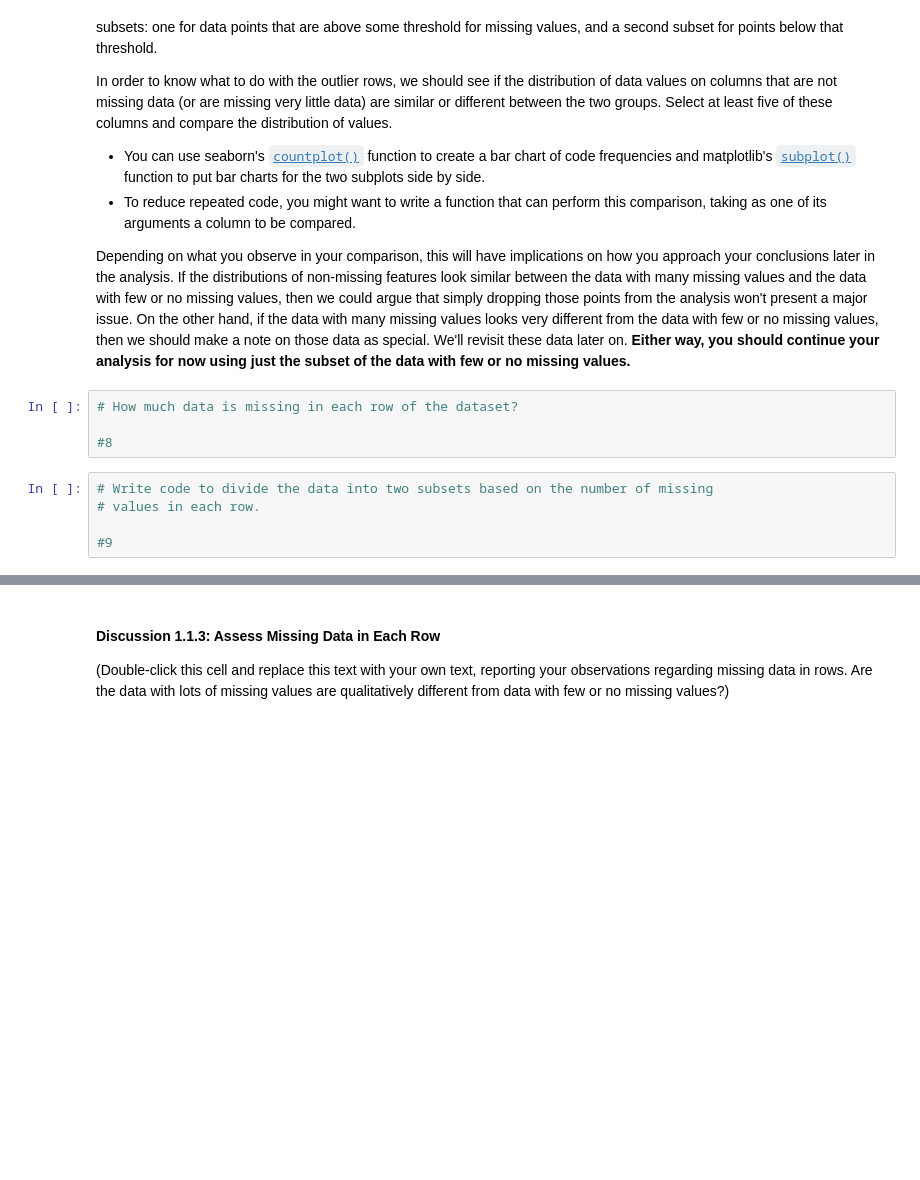
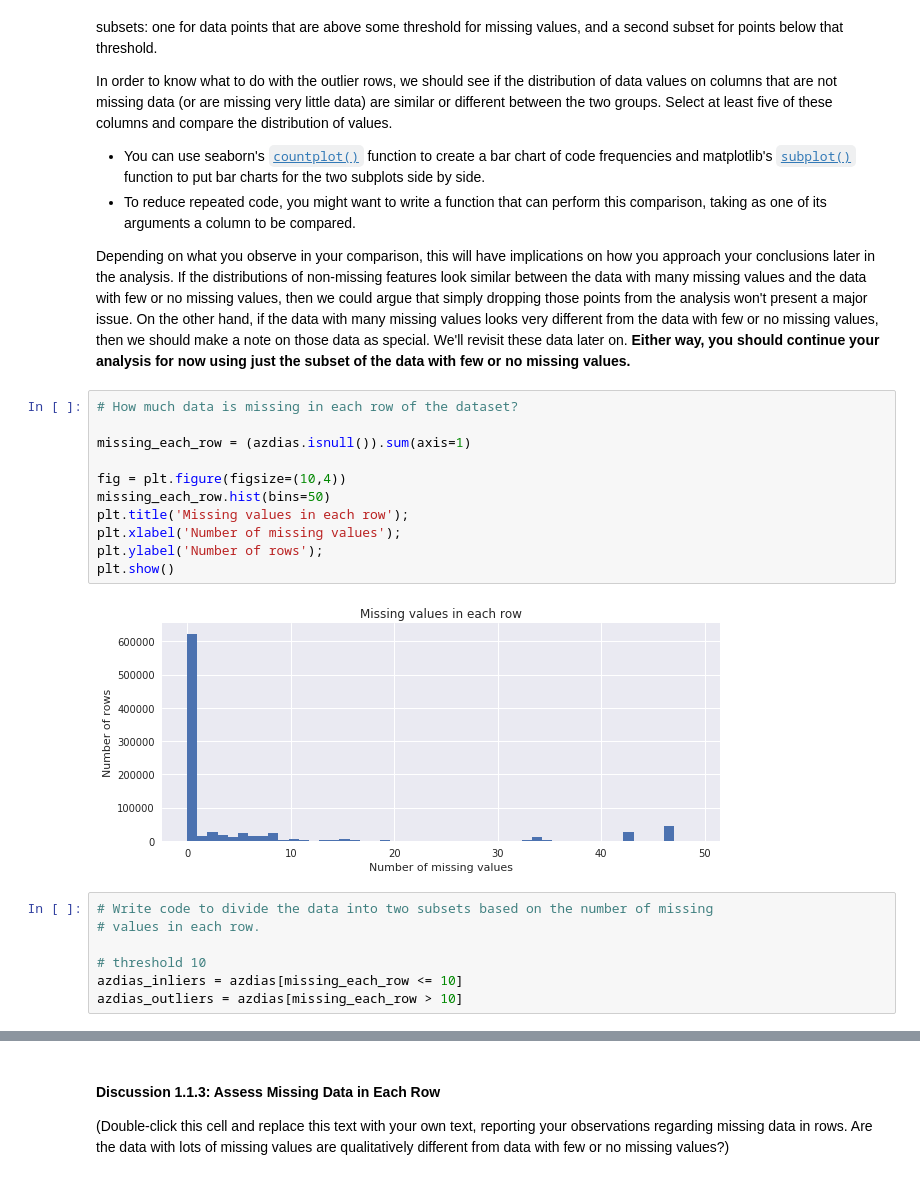
Before and after one commit to RekhaChandrasekaran/DataScientist_Nanodegree, a Jupyter notebook: term1/projects/p3_customersegments/Identify_Customer_Segments.ipynb, the cells around one changed output, grey strips where cells are left out. Drawn from its saved outputs; the diff is of its cells as text; blank space fills up the shorter version.

```diff
--- a/term1/projects/p3_customersegments/Identify_Customer_Segments.ipynb
+++ b/term1/projects/p3_customersegments/Identify_Customer_Segments.ipynb
@@ -285,12 +290,23 @@ In order to know what to do with the outlier rows, we should see if the distribu
 - To reduce repeated code, you might want to write a function that can perform this comparison, taking as one of its arguments a column to be compared.
 
 Depending on what you observe in your comparison, this will have implications on how you approach your conclusions later in the analysis. If the distributions of non-missing features look similar between the data with many missing values and the data with few or no missing values, then we could argue that simply dropping those points from the analysis won't present a major issue. On the other hand, if the data with many missing values looks very different from the data with few or no missing values, then we should make a note on those data as special. We'll revisit these data later on. **Either way, you should continue your analysis for now using just the subset of the data with few or no missing values.**
-# %%
-# How much data is missing in each row of the dataset?
-
-#8
+# %%
+# How much data is missing in each row of the dataset?
+
+missing_each_row = (azdias.isnull()).sum(axis=1)
+
+fig = plt.figure(figsize=(10,4))
+missing_each_row.hist(bins=50)
+plt.title('Missing values in each row');
+plt.xlabel('Number of missing values');
+plt.ylabel('Number of rows');
+plt.show()
+# %% [output]
+[figure, added]
 # %%
 # Write code to divide the data into two subsets based on the number of missing
 # values in each row.
 
-#9
+# threshold 10
+azdias_inliers = azdias[missing_each_row <= 10]
+azdias_outliers = azdias[missing_each_row > 10]
```
Also changed, not shown: parts of 107 cells of this notebook, 1 other file.
